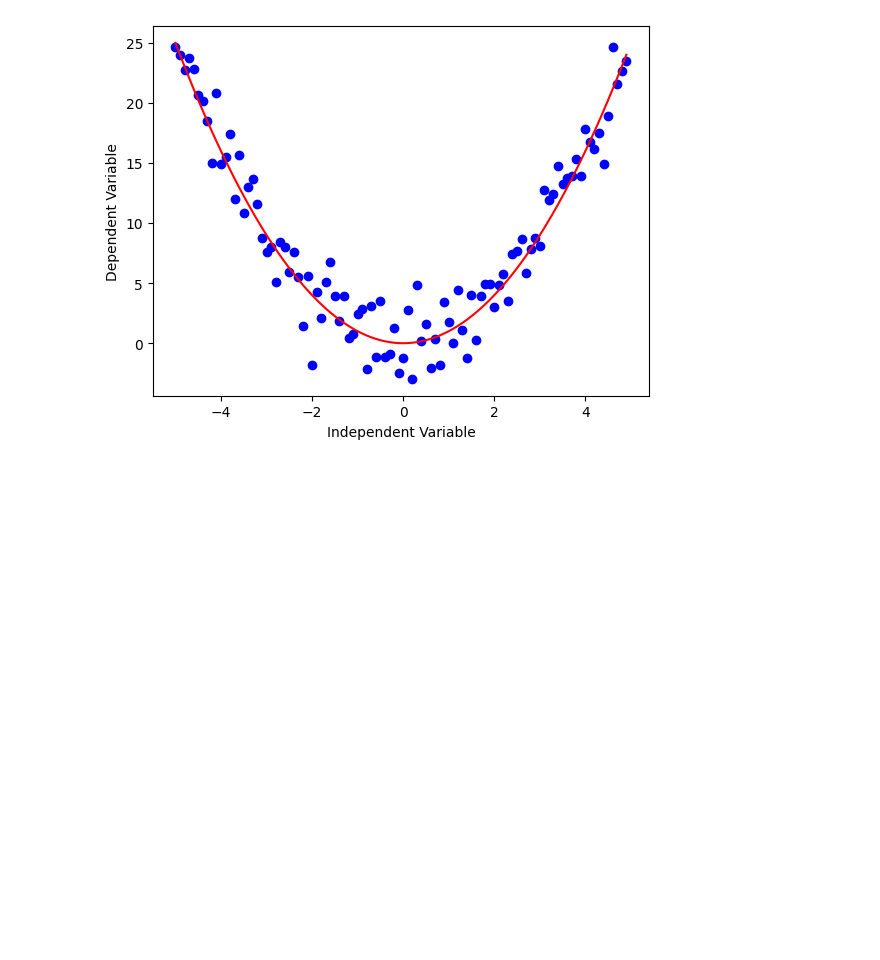
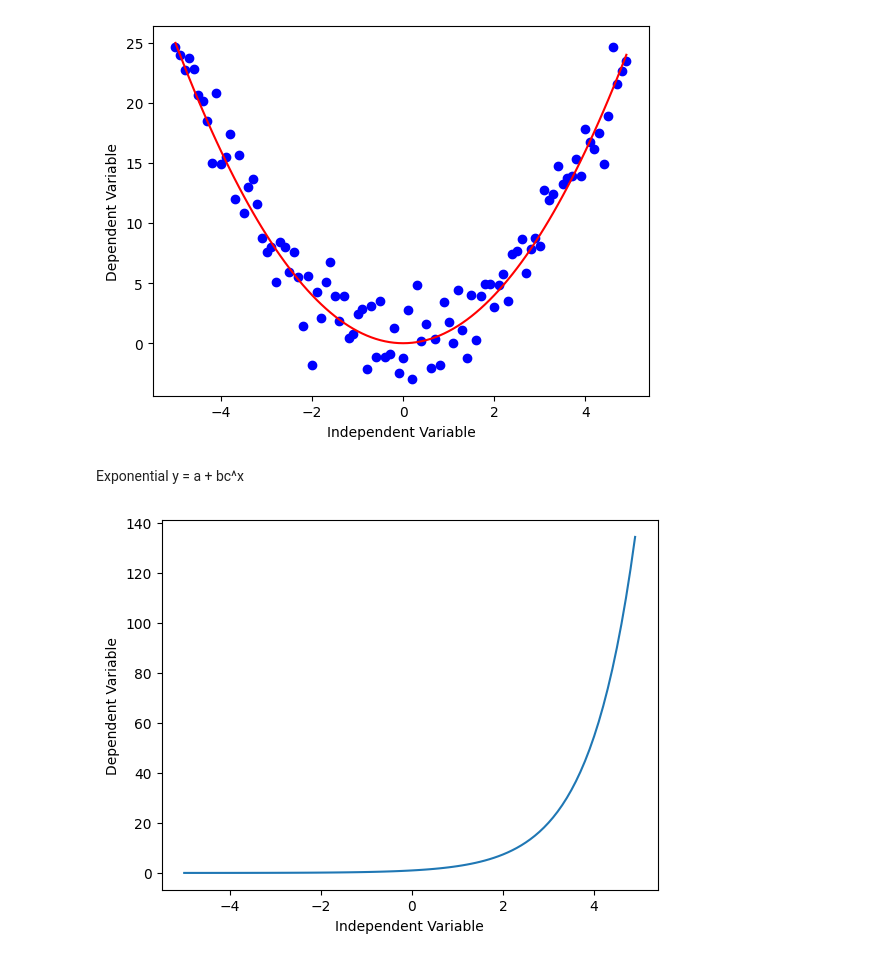
Before and after one commit to kimia-yousefi/regression, a Jupyter notebook: NonLinearRegression/NonLinearReg.ipynb, the cells around one changed output. Drawn from its saved outputs; the diff is of its cells as text; code cells hidden in the pictures; blank space fills up the shorter version.

```diff
--- a/NonLinearRegression/NonLinearReg.ipynb
+++ b/NonLinearRegression/NonLinearReg.ipynb
@@ -42,3 +45,18 @@ plt.xlabel('Independent Variable')
 plt.show()
 # %% [output]
 [figure]
+# %% [markdown]
+Exponential
+y = a + bc^x
+# %%
+X = np.arange(-5.0, 5.0, 0.1)
+
+
+Y= np.exp(X)
+
+plt.plot(X,Y)
+plt.ylabel('Dependent Variable')
+plt.xlabel('Independent Variable')
+plt.show()
+# %% [output]
+[figure, added]
```
Also changed, not shown: parts of 3 cells of this notebook.
